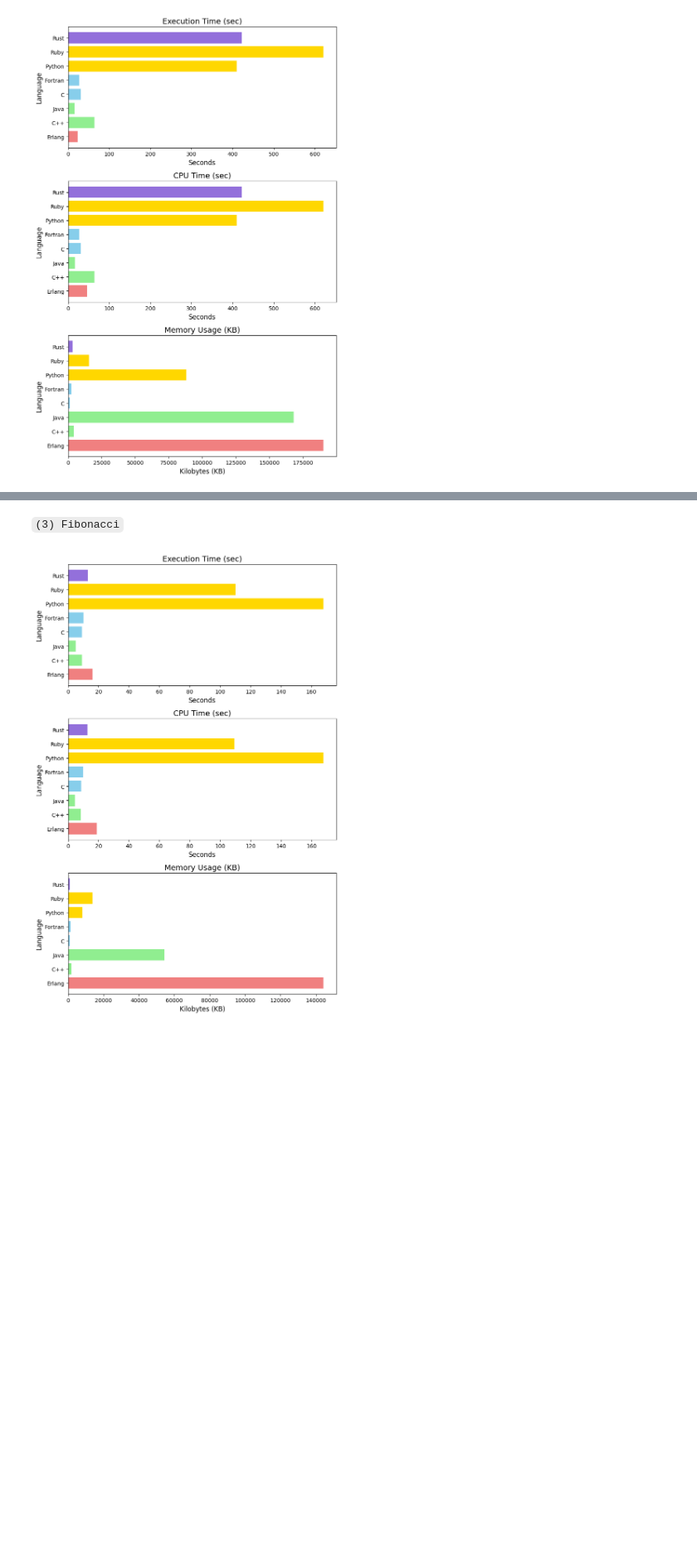
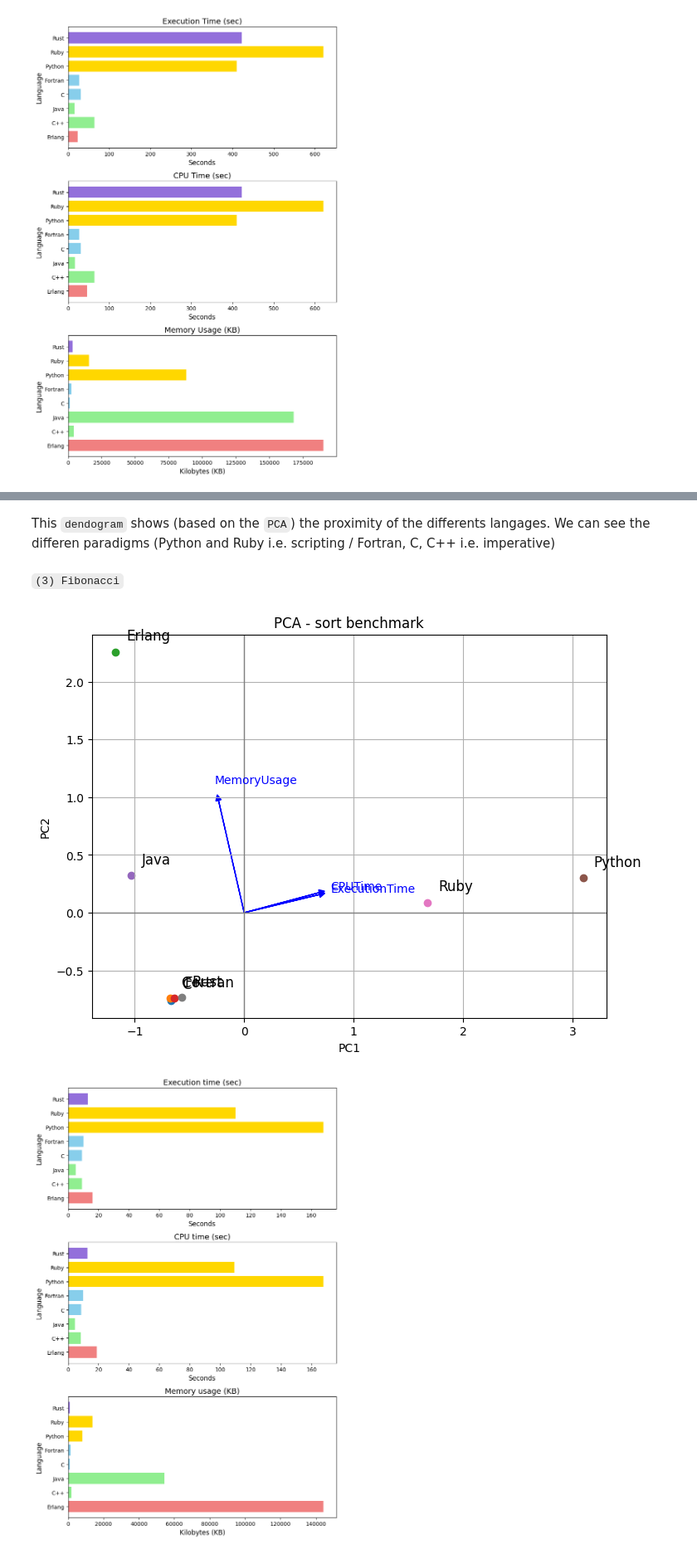
Before and after one commit to reynaldesgr/HPC-Benchmark, a Jupyter notebook: notebook/ACP.ipynb, the cells around one changed output, grey strips where cells are left out. Shown: that part at 83% size. Drawn from its saved outputs; the diff is of its cells as text; code cells hidden in the pictures; blank space fills up the shorter version.

```diff
--- a/notebook/ACP.ipynb
+++ b/notebook/ACP.ipynb
@@ -235,5 +266,62 @@ plt.show()
+# %% [markdown]
+This ``dendogram`` shows (based on the ``PCA``) the proximity of the differents langages. We can see the differen paradigms (Python and Ruby i.e. scripting / Fortran, C, C++ i.e. imperative)
 # %% [markdown]
 ``(3) Fibonacci``
+# %%
+from sklearn.decomposition import PCA
+from sklearn.preprocessing import StandardScaler
+import pandas as pd
+import matplotlib.pyplot as plt
+import numpy as np
+
+# Données fournies par l'utilisateur
+data = {
+    'Language': ['C', 'C++', 'Erlang', 'Fortran', 'Java', 'Python', 'Ruby', 'Rust'],
+    'ExecutionTime': [9.00, 9.00, 16.01, 10.01, 5.00, 168.07, 110.04, 13.01],
+    'CPUTime': [8.57, 8.38, 18.85, 9.98, 4.36, 167.94, 109.39, 12.60],
+    'MemoryUsage': [904.0, 1900.0, 144356.0, 1376.0, 54392.0, 7956.0, 13808.0, 988.0]
+}
+
+# Créer un DataFrame
+df = pd.DataFrame(data)
+
+# Standardiser les données
+features = ['ExecutionTime', 'CPUTime', 'MemoryUsage']
+X = df.loc[:, features].values
+X = StandardScaler().fit_transform(X)
+
+# Effectuer l'ACP
+pca = PCA(n_components=2)
+principalComponents = pca.fit_transform(X)
+
+# Créer un DataFrame avec les composantes principales
+principalDf = pd.DataFrame(data=principalComponents, columns=['PC1', 'PC2'])
+principalDf['Language'] = df['Language']
+
+# Calculer les chargements PCA
+pca_loadings = pca.components_.T
+
+fig, ax = plt.subplots(figsize=(8, 6))
+
+for i, txt in enumerate(principalDf['Language']):
+    ax.scatter(principalDf['PC1'][i], principalDf['PC2'][i])
+    ax.text(principalDf['PC1'][i] + 0.1, principalDf['PC2'][i] + 0.1, txt, fontsize=12)
+
+for i in range(len(pca_loadings)):
+    ax.arrow(0, 0, pca_loadings[i, 0], pca_loadings[i, 1], head_width=0.05, head_length=0.05, fc='blue', ec='blue')
+    plt.text(pca_loadings[i, 0]* 1.15, pca_loadings[i, 1] * 1.15, features[i], color='blue')
+
+ax.set_xlabel('PC1')
+ax.set_ylabel('PC2')
+ax.set_title('PCA - sort benchmark')
+plt.axhline(0, color='grey', lw=1)
+plt.axvline(0, color='grey', lw=1)
+plt.grid(True)
+
+# Afficher le graphique
+plt.show()
+# %% [output]
+[figure, added]
 # %%
 import pandas as pd
 import matplotlib.pyplot as plt
```
Also changed, not shown: parts of 3 cells of this notebook, 7 other files.
